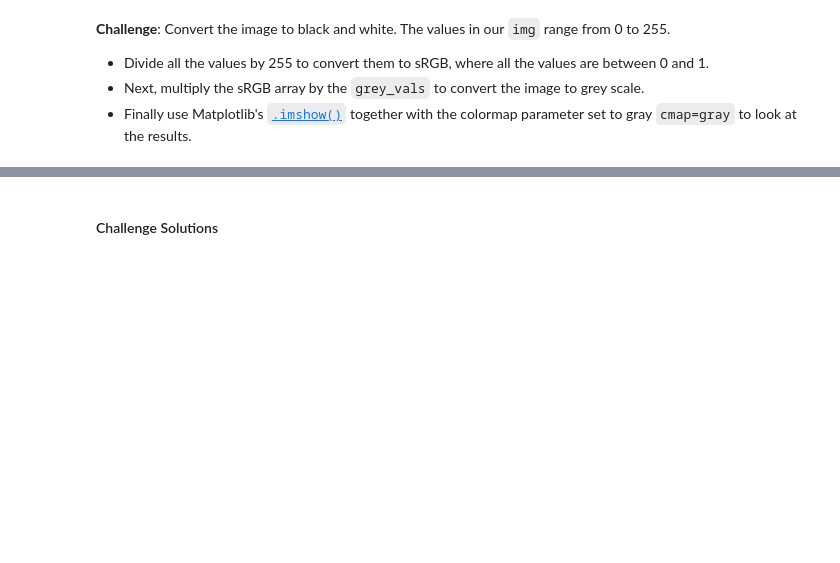
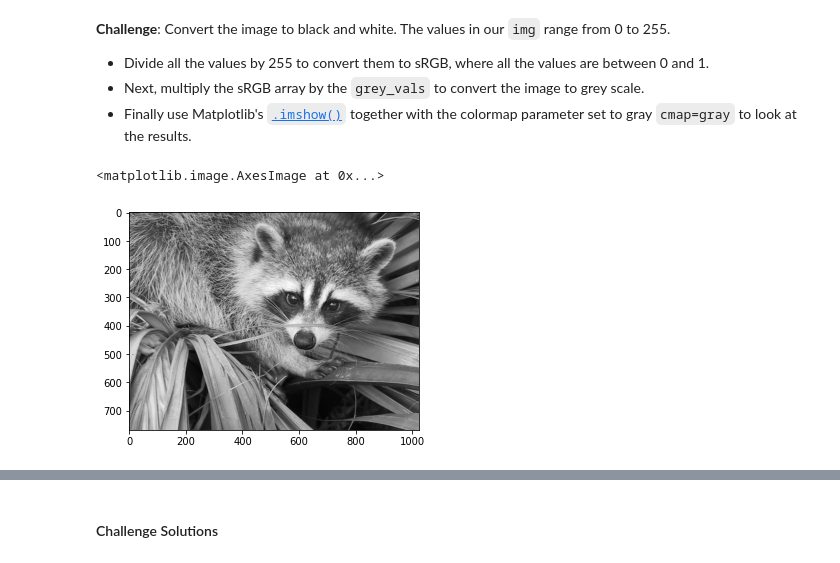
Before and after one commit to nastyc0de/python100dias, a Jupyter notebook: dia76/Computation_with_NumPy_and_N_Dimensional_Arrays_(start).ipynb, the cells around one changed output, grey strips where cells are left out. Cells and saved outputs as stored; diff of their text form; code cells hidden in the pictures; blank space fills up the shorter version.

```diff
--- a/dia76/Computation_with_NumPy_and_N_Dimensional_Arrays_(start).ipynb
+++ b/dia76/Computation_with_NumPy_and_N_Dimensional_Arrays_(start).ipynb
@@ -167,6 +277,14 @@ Dimensions of result: (4x2)*(2x3)=(4x3)
 * Finally use Matplotlib's [`.imshow()`](https://matplotlib.org/3.1.1/api/_as_gen/matplotlib.pyplot.imshow.html) together with the colormap parameter set to gray `cmap=gray` to look at the results.
 # %%
 grey_vals = np.array([0.2126, 0.7152, 0.0722])
+# %%
+black = img/255
+# %%
+b_w = np.matmul(black, grey_vals)
+plt.imshow(b_w, cmap='gray')
+# %% [output]
+<matplotlib.image.AxesImage at 0x...>
+[figure, added]
 # %% [markdown]
 **Challenge**: Can you manipulate the images by doing some operations on the underlying ndarrays? See if you can change the values in the ndarray so that:
 
```
Also changed, not shown: parts of 27 cells of this notebook, 2 other files.
